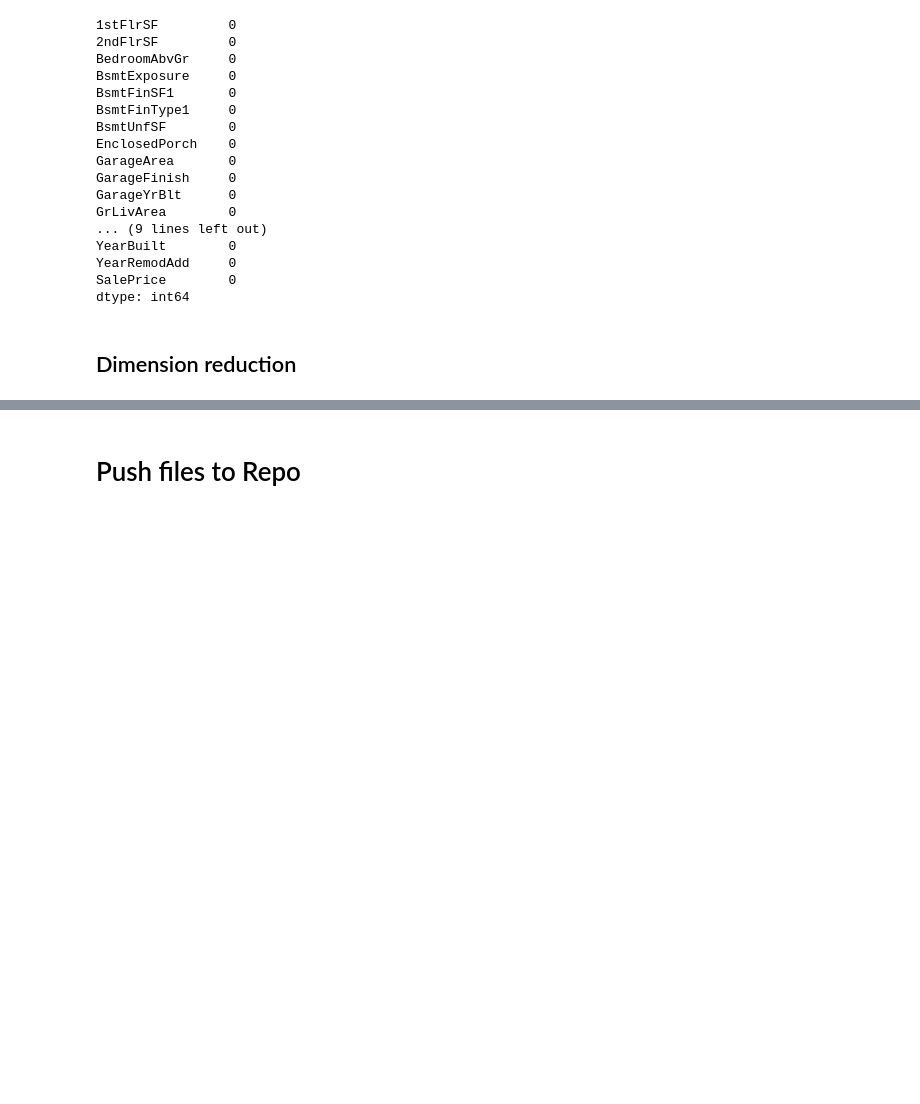
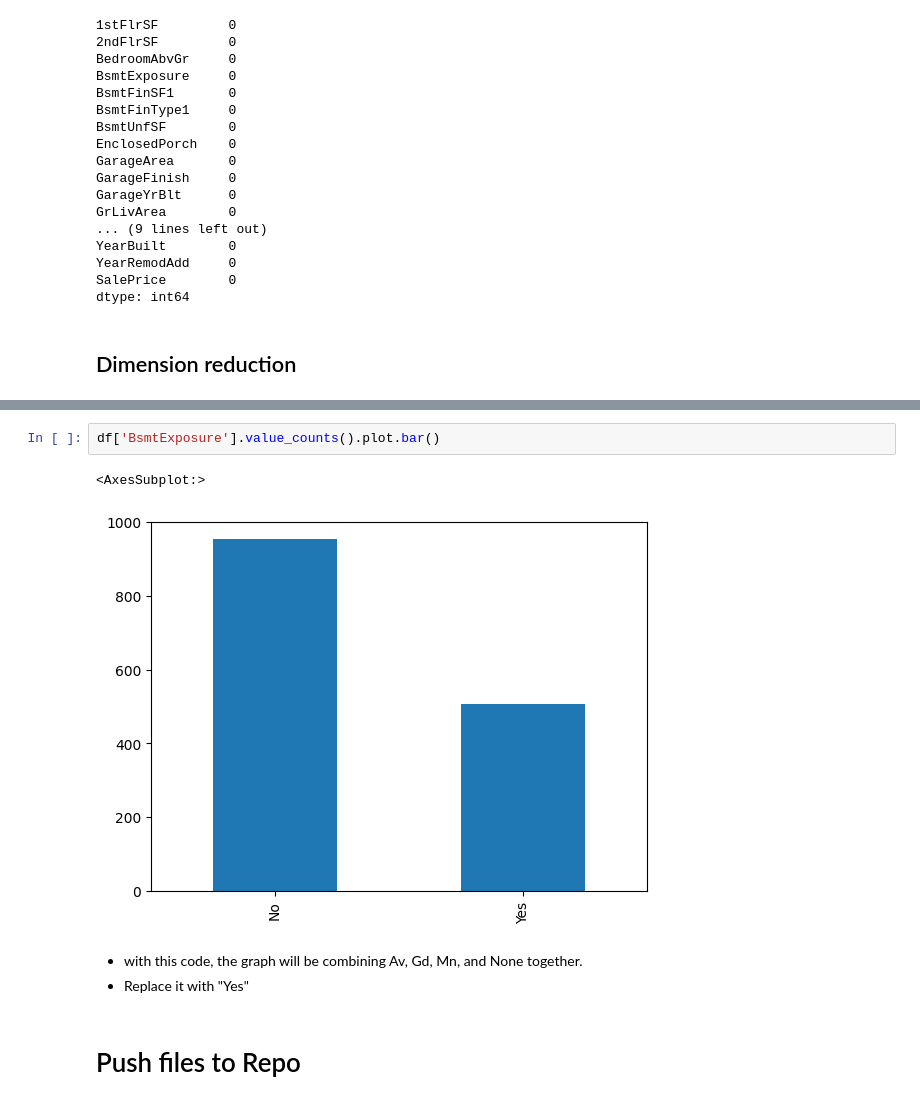
Before and after one commit to TimothyYW/Project_05, a Jupyter notebook: jupyter_notebooks/02 Data_Cleaning.ipynb, the cells around one changed output, grey strips where cells are left out. Cells and saved outputs as stored; diff of their text form; blank space fills up the shorter version.

```diff
--- a/jupyter_notebooks/02 Data_Cleaning.ipynb
+++ b/jupyter_notebooks/02 Data_Cleaning.ipynb
@@ -147,3 +158,11 @@ dtype: int64
+# %%
+df['BsmtExposure'].value_counts().plot.bar()
+# %% [output]
+<AxesSubplot:>
+[figure, added]
+# %% [markdown]
++ with this code, the graph will be combining Av, Gd, Mn, and None together.
++ Replace it with "Yes"
 # %% [markdown]
 # Push files to Repo
 # %% [markdown]
```
Also changed, not shown: parts of 6 cells of this notebook.
